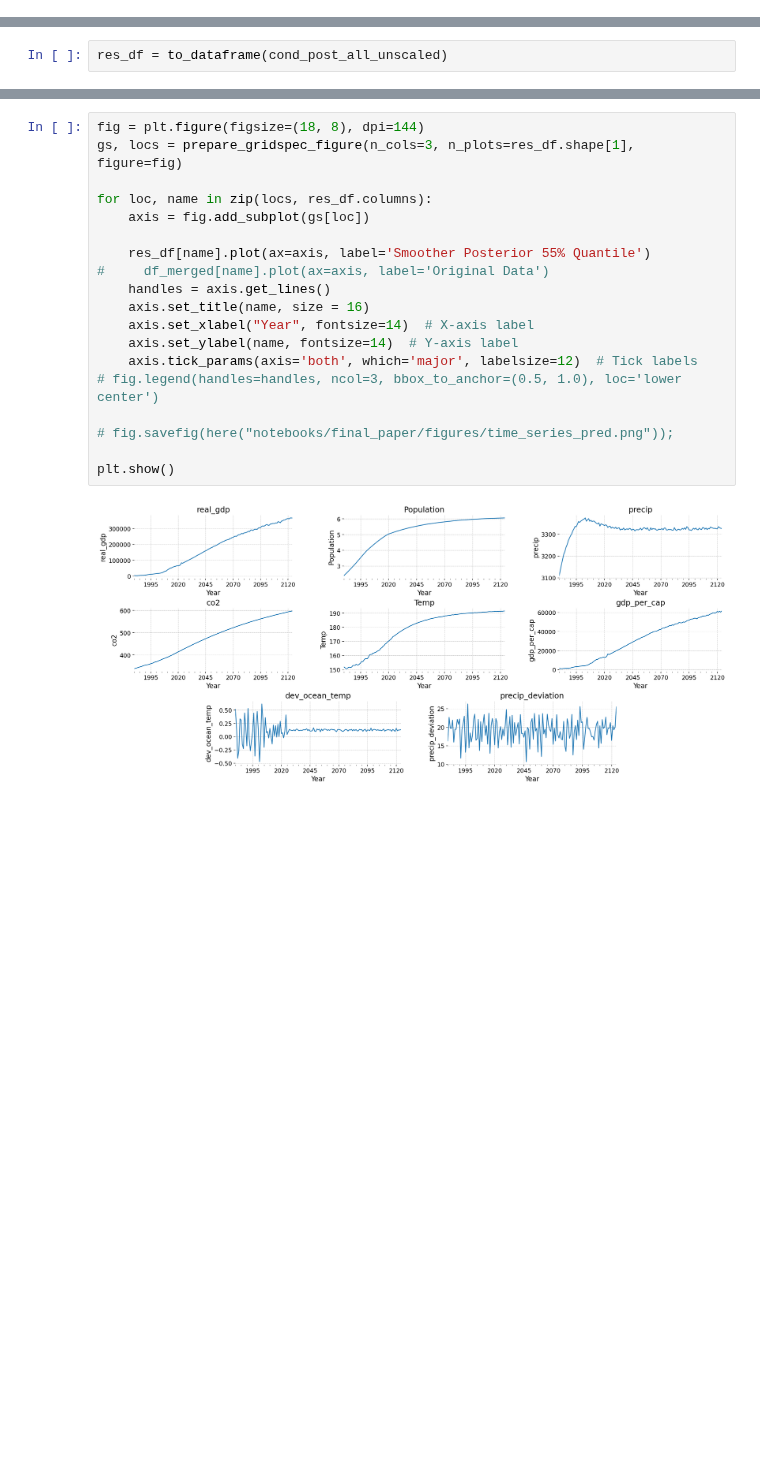
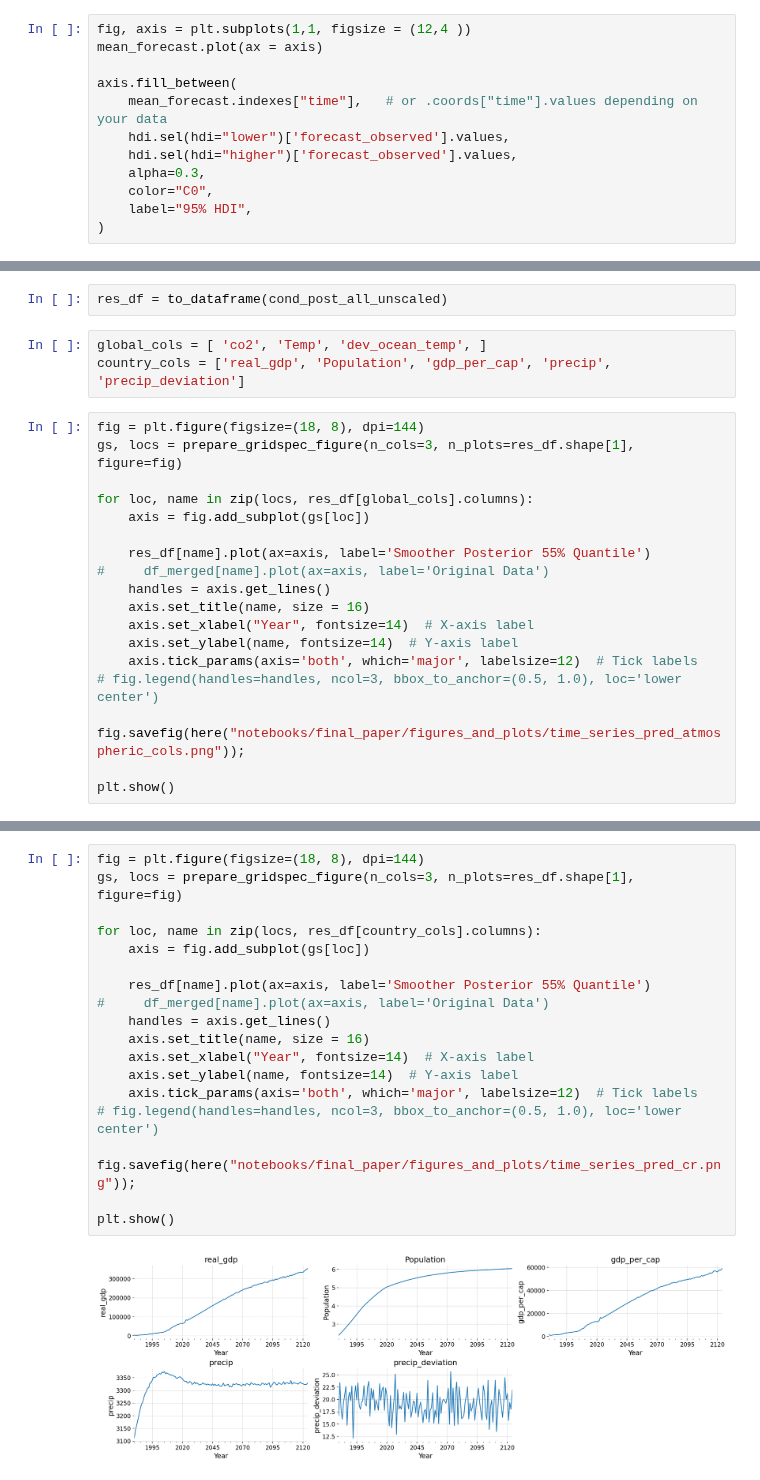
Before and after one commit to jessegrabowski/laos-climate-change, a Jupyter notebook: notebooks/final_paper/00a_time_series_forecasting_cr.ipynb, the cells around one changed output, grey strips where cells are left out. Cells and saved outputs as stored; diff of their text form; blank space fills up the shorter version.

Commit message:
final time series notebooks

```diff
--- a/notebooks/final_paper/00a_time_series_forecasting_cr.ipynb
+++ b/notebooks/final_paper/00a_time_series_forecasting_cr.ipynb
@@ -362,0 +374,12 @@ Sampling: [forecast_combined]
+# %%
+fig, axis = plt.subplots(1,1, figsize = (12,4 ))
+mean_forecast.plot(ax = axis)
+
+axis.fill_between(
+    mean_forecast.indexes["time"],   # or .coords["time"].values depending on your data
+    hdi.sel(hdi="lower")['forecast_observed'].values,
+    hdi.sel(hdi="higher")['forecast_observed'].values,
+    alpha=0.3,
+    color="C0",
+    label="95% HDI",
+)
@@ -419,3 +445,25 @@ def to_dataframe(post):
      .droplevel(axis=1, level=0))
 # %%
 res_df = to_dataframe(cond_post_all_unscaled)
+# %%
+global_cols = [ 'co2', 'Temp', 'dev_ocean_temp', ]
+country_cols = ['real_gdp', 'Population', 'gdp_per_cap', 'precip', 'precip_deviation']
+# %%
+fig = plt.figure(figsize=(18, 8), dpi=144)
+gs, locs = prepare_gridspec_figure(n_cols=3, n_plots=res_df.shape[1], figure=fig)
+
+for loc, name in zip(locs, res_df[global_cols].columns):
+    axis = fig.add_subplot(gs[loc])
+
+    res_df[name].plot(ax=axis, label='Smoother Posterior 55% Quantile')
+#     df_merged[name].plot(ax=axis, label='Original Data')
+    handles = axis.get_lines()
+    axis.set_title(name, size = 16)
+    axis.set_xlabel("Year", fontsize=14)  # X-axis label
+    axis.set_ylabel(name, fontsize=14)  # Y-axis label
+    axis.tick_params(axis='both', which='major', labelsize=12)  # Tick labels
+# fig.legend(handles=handles, ncol=3, bbox_to_anchor=(0.5, 1.0), loc='lower center')
+
+fig.savefig(here("notebooks/final_paper/figures_and_plots/time_series_pred_atmospheric_cols.png"));
+
+plt.show()
@@ -422,22 +472,22 @@ res_df = to_dataframe(cond_post_all_unscaled)
 # %%
 fig = plt.figure(figsize=(18, 8), dpi=144)
 gs, locs = prepare_gridspec_figure(n_cols=3, n_plots=res_df.shape[1], figure=fig)
 
-for loc, name in zip(locs, res_df.columns):
+for loc, name in zip(locs, res_df[country_cols].columns):
     axis = fig.add_subplot(gs[loc])
 
     res_df[name].plot(ax=axis, label='Smoother Posterior 55% Quantile')
 #     df_merged[name].plot(ax=axis, label='Original Data')
     handles = axis.get_lines()
     axis.set_title(name, size = 16)
     axis.set_xlabel("Year", fontsize=14)  # X-axis label
     axis.set_ylabel(name, fontsize=14)  # Y-axis label
     axis.tick_params(axis='both', which='major', labelsize=12)  # Tick labels
 # fig.legend(handles=handles, ncol=3, bbox_to_anchor=(0.5, 1.0), loc='lower center')
 
-# fig.savefig(here("notebooks/final_paper/figures/time_series_pred.png"));
+fig.savefig(here("notebooks/final_paper/figures_and_plots/time_series_pred_cr.png"));
 
 plt.show()
 # %% [output]
-[figure, old version]
+[figure, new version]
 # %%
```
Also changed, not shown: parts of 11 cells of this notebook, 1 other file.
